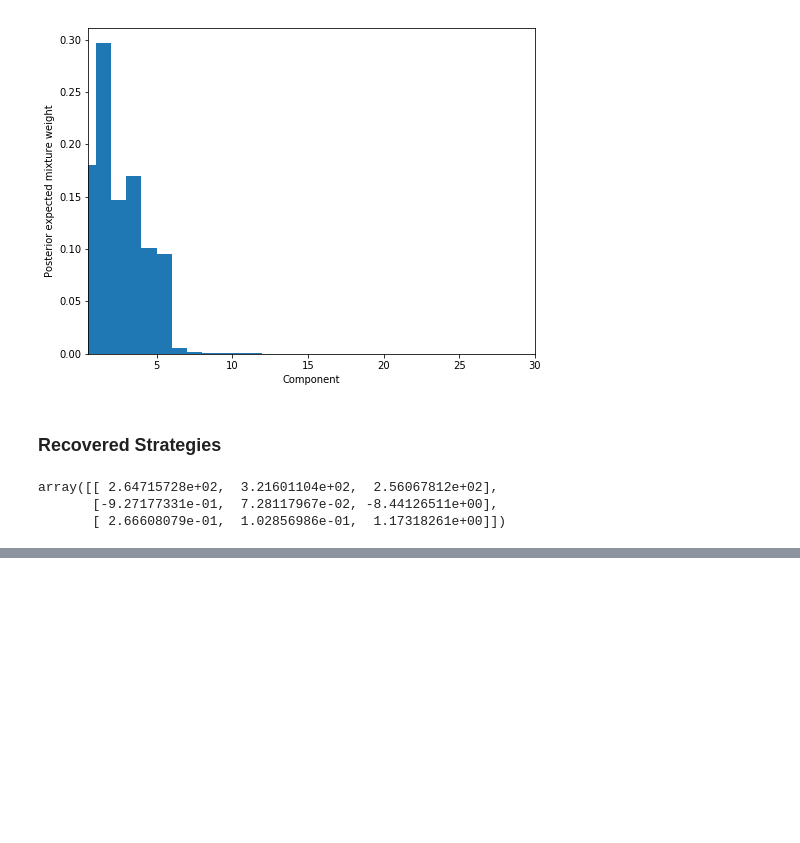
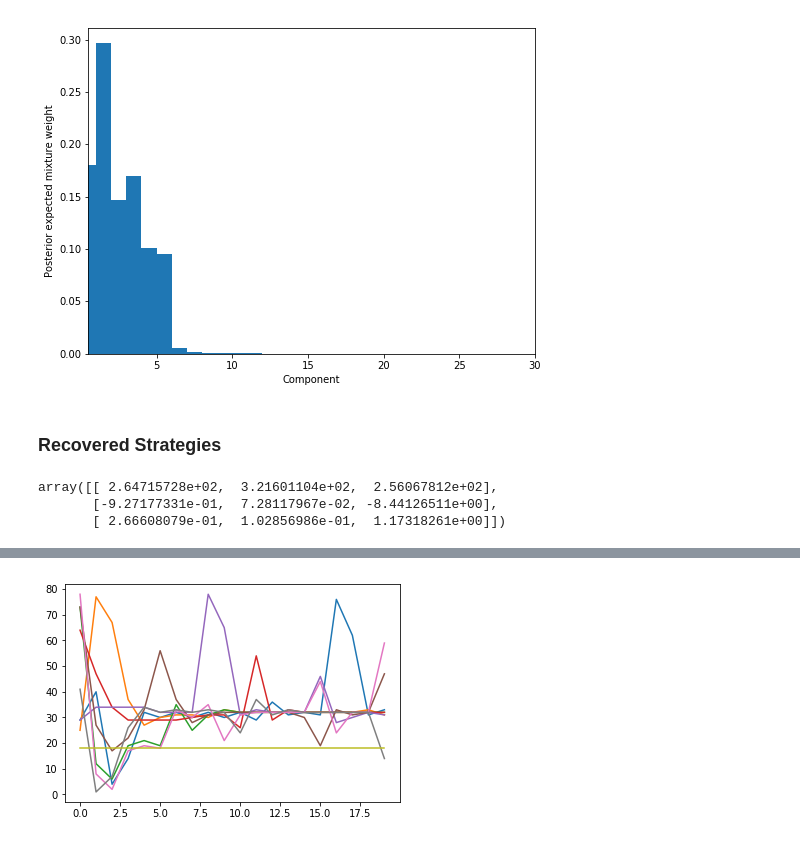
Before and after one commit to bmontambault/Active-Learning, a Jupyter notebook: individual_differences/Local Mixture Tests.ipynb, the cells around one changed output, grey strips where cells are left out. Saved outputs shown, nothing was run; the diff lists cells and outputs as text; code cells hidden in the pictures; blank space fills up the shorter version.

```diff
--- a/individual_differences/Local Mixture Tests.ipynb
+++ b/individual_differences/Local Mixture Tests.ipynb
@@ -139,0 +152,4 @@ array([[ 2.64715728e+02,  3.21601104e+02,  2.56067812e+02],
+# %%
+plt.plot(new_actions[10:19].T);
+# %% [output]
+[figure, added]
```
Also changed, not shown: parts of 5 cells of this notebook.
